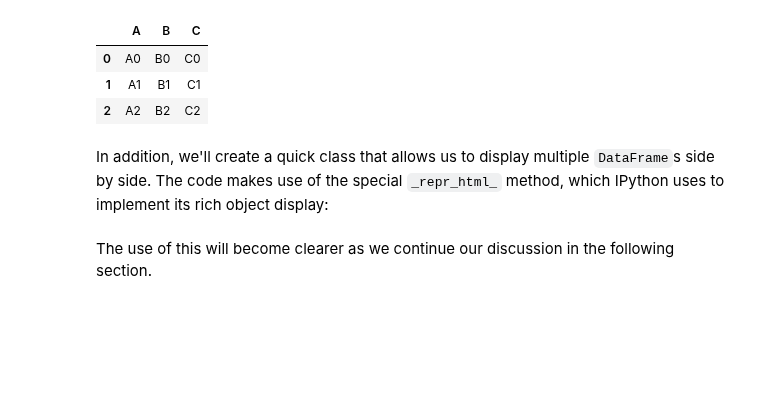
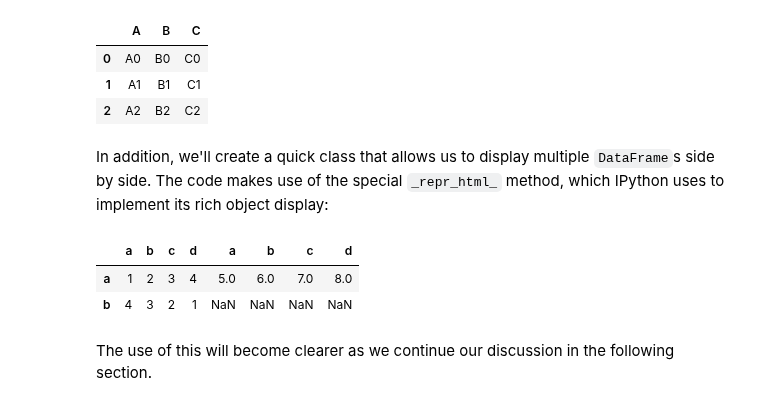
Before and after one commit to nichoces/dsft-jun23, a Jupyter notebook: 2_Data_analysis/2-Pandas/5_Concat-And-Append.ipynb, the cells around one changed output. Saved outputs shown, nothing was run; the diff lists cells and outputs as text; code cells hidden in the pictures; blank space fills up the shorter version.

```diff
--- a/2_Data_analysis/2-Pandas/5_Concat-And-Append.ipynb
+++ b/2_Data_analysis/2-Pandas/5_Concat-And-Append.ipynb
@@ -25,3 +29,7 @@ pd.concat([df, df2])
 | 0 | 1 |
 | 1 | 2 |
 | 2 | 3 |
+# %%
+df1 = pd.DataFrame([[1,2,3,4], [4,3,2,1]], columns = ["A", "B", "C", "D"])
+df2 = pd.DataFrame([[5,6,7,8]], columns = ["A", "B", "C", "D"])
+pd.concat([df1, df2], axis = 0)
@@ -62,6 +83,16 @@ class display(object):
     def __repr__(self):
         return '\n\n'.join(a + '\n' + repr(eval(a))
                            for a in self.args)
+# %%
+
+df_nuevo = pd.concat([df1, df2],axis=1)
+df_nuevo.index = ["a", "b"]
+df_nuevo.columns = df_nuevo.columns.str.lower()
+df_nuevo
+# %% [output]
+|  | a | b | c | d | a | b | c | d |
+| a | 1 | 2 | 3 | 4 | 5.0 | 6.0 | 7.0 | 8.0 |
+| b | 4 | 3 | 2 | 1 | NaN | NaN | NaN | NaN |
 # %% [markdown]
 The use of this will become clearer as we continue our discussion in the following section.
 # %% [markdown]
```
Also changed, not shown: parts of 23 cells of this notebook, 1 other file.
